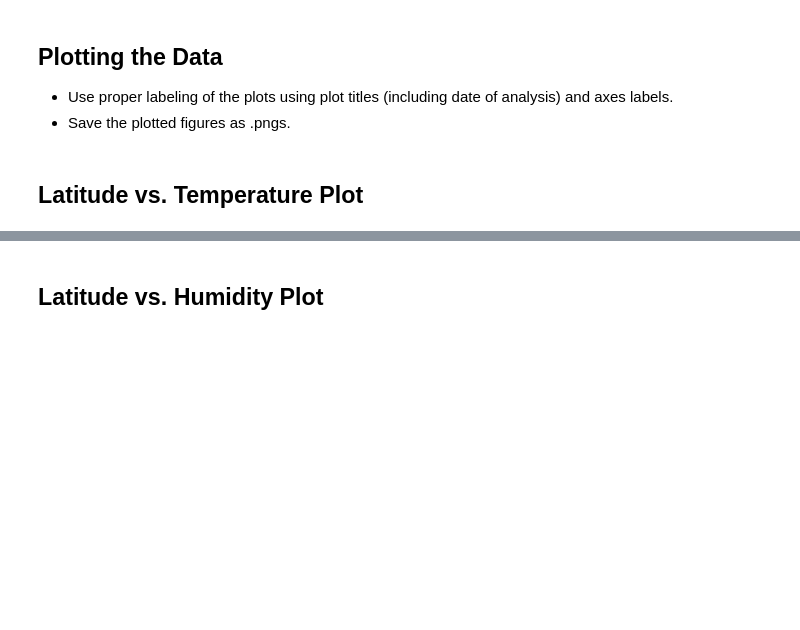
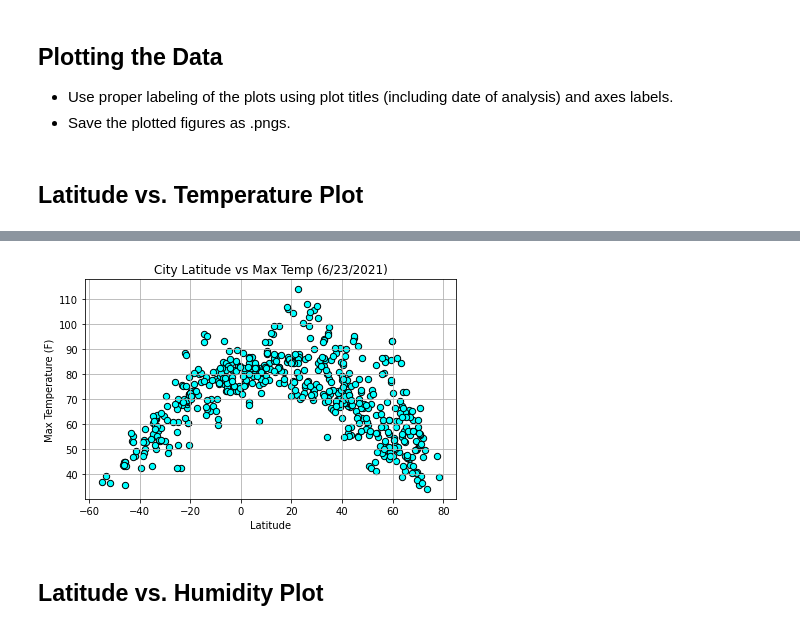
Before and after one commit to DownOnTheFarm/Python-API-Homework, a Jupyter notebook: starter_code/WeatherPy.ipynb, the cells around one changed output, grey strips where cells are left out. Drawn from its saved outputs; the diff is of its cells as text; code cells hidden in the pictures; blank space fills up the shorter version.

```diff
--- a/starter_code/WeatherPy.ipynb
+++ b/starter_code/WeatherPy.ipynb
@@ -86,0 +116,7 @@ Data Retrieval Complete
+# %%
+weatherpy_df = pd.DataFrame({'City': city_new, 'Lattitude': lat, 'Longitude': lng, 'Temp [F]': temp, 'Humidity [%]': humidity,
+                   'Cloudiness [%]': cloudiness, 'Wind Speed': wind_speed, 'Country': country, 'Date': date})
+
+weatherpy_df.to_csv("Cities_data.csv", index=False, header=True)
+
+weatherpy_df.head()
@@ -117,4 +171,13 @@ Int64Index([], dtype='int64')
 # %%
 # Make a new DataFrame equal to the city data to drop all humidity outliers by index.
 # Passing "inplace=False" will make a copy of the city_data DataFrame, which we call "clean_city_data".
+maxHumidity = weatherpy_df['Humidity [%]'].max()
+
+# If Humidity Greater than 100%, Create DataFrame with Humidity <=100%
+if maxHumidity > 100:
+    df = weatherpy_df.loc[weatherpy_df['Humidity [%]']<=100]
+    df = pd.DataFrame(df)
+    print(df)
+else:
+    print('No Humidity Over 100%')
 # %% [output]
@@ -136,3 +191,21 @@ Int64Index([], dtype='int64')
+# %%
+ # Creating DateStamp that will Update with Each Call
+datestamp = time.gmtime(df['Date'][0])
+title_date = f'{datestamp.tm_mon}/{datestamp.tm_mday}/{datestamp.tm_year}'
+
+# Plotting Temperature vs Latitude
+df.plot.scatter('Lattitude', 'Temp [F]', grid=True, color='cyan', edgecolor='k', s=40)
+
+# Labelling the Plot
+plt.xlabel('Latitude')
+plt.ylabel('Max Temperature (F)')
+plt.title(f'City Latitude vs Max Temp ({title_date})')
+plt.tight_layout()
+
+# Saving Figure as PNG
+plt.savefig('../output_data/Fig1.png')
+# %% [output]
+[figure, added]
 # %% [markdown]
 ## Latitude vs. Humidity Plot
 # %%
```
Also changed, not shown: parts of 11 cells of this notebook, 13 other files.
